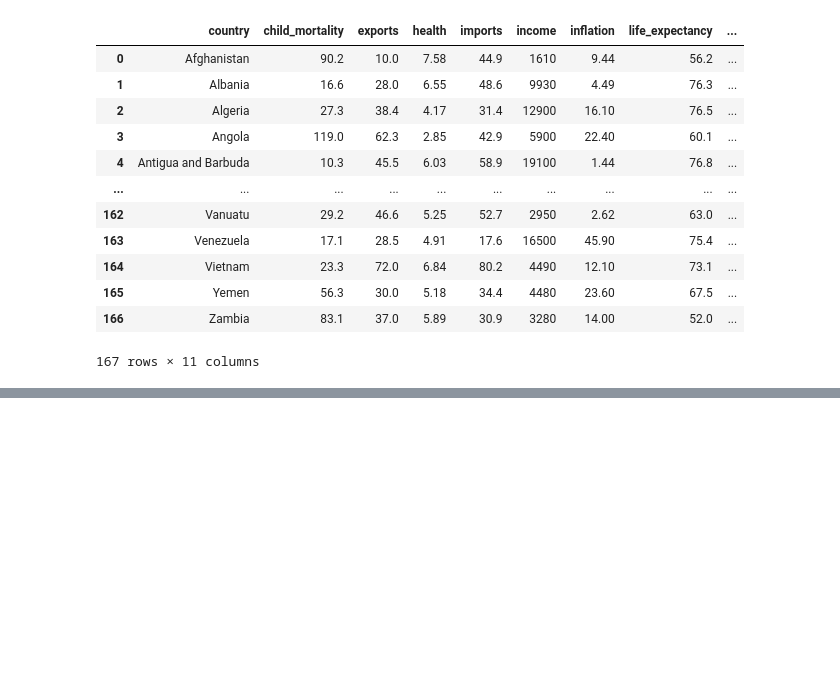
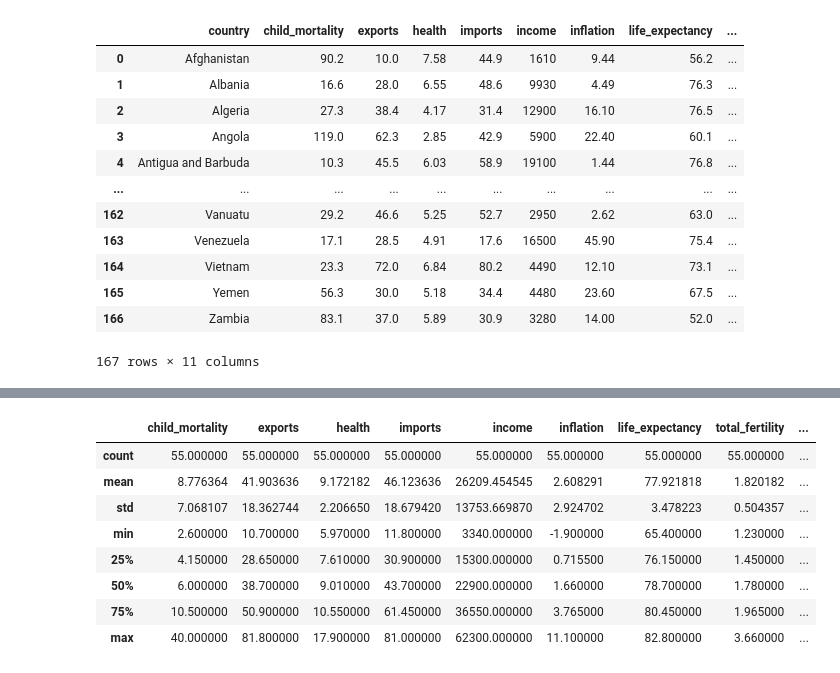
Before and after one commit to azkiamudrikah/Non-Graded-Challenge, a Jupyter notebook: latihan.ipynb, the cells around one changed output, grey strips where cells are left out. Drawn from its saved outputs; the diff is of its cells as text; code cells hidden in the pictures; blank space fills up the shorter version.

```diff
--- a/latihan.ipynb
+++ b/latihan.ipynb
@@ -686,0 +719,12 @@ df_ori
+# %%
+df_cluster[1].describe()
+# %% [output]
+|  | child_mortality | exports | health | imports | income | inflation | life_expectancy | total_fertility | ... |
+| count | 55.000000 | 55.000000 | 55.000000 | 55.000000 | 55.000000 | 55.000000 | 55.000000 | 55.000000 | ... |
+| mean | 8.776364 | 41.903636 | 9.172182 | 46.123636 | 26209.454545 | 2.608291 | 77.921818 | 1.820182 | ... |
+| std | 7.068107 | 18.362744 | 2.206650 | 18.679420 | 13753.669870 | 2.924702 | 3.478223 | 0.504357 | ... |
+| min | 2.600000 | 10.700000 | 5.970000 | 11.800000 | 3340.000000 | -1.900000 | 65.400000 | 1.230000 | ... |
+| 25% | 4.150000 | 28.650000 | 7.610000 | 30.900000 | 15300.000000 | 0.715500 | 76.150000 | 1.450000 | ... |
+| 50% | 6.000000 | 38.700000 | 9.010000 | 43.700000 | 22900.000000 | 1.660000 | 78.700000 | 1.780000 | ... |
+| 75% | 10.500000 | 50.900000 | 10.550000 | 61.450000 | 36550.000000 | 3.765000 | 80.450000 | 1.965000 | ... |
+| max | 40.000000 | 81.800000 | 17.900000 | 81.000000 | 62300.000000 | 11.100000 | 82.800000 | 3.660000 | ... |
```
Also changed, not shown: parts of 11 cells of this notebook.
